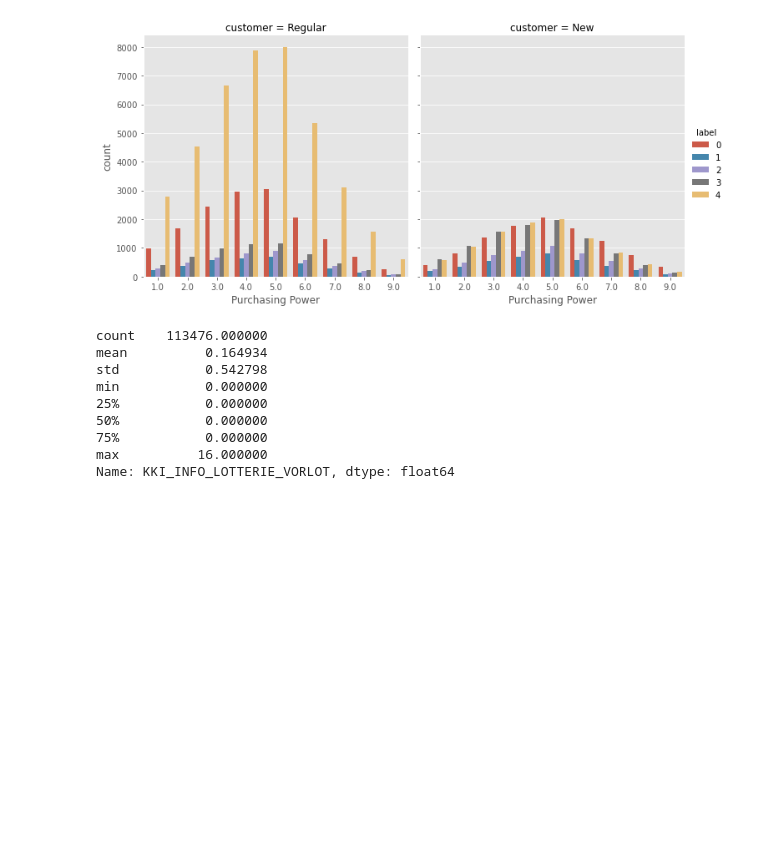
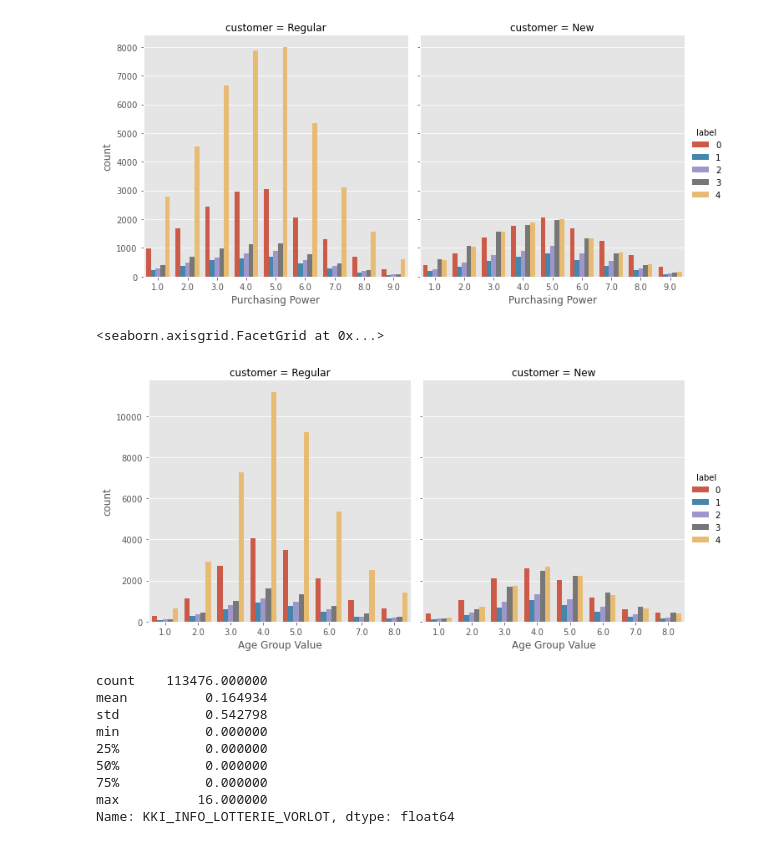
Before and after one commit to oscarm524/Data-Mining-Cup, a Jupyter notebook: DMC-2008/Data_Exploration/Data_Exploration.ipynb, the cells around one changed output. Cells and saved outputs as stored; diff of their text form; code cells hidden in the pictures; blank space fills up the shorter version.

Commit message:
adding another plot

```diff
--- a/DMC-2008/Data_Exploration/Data_Exploration.ipynb
+++ b/DMC-2008/Data_Exploration/Data_Exploration.ipynb
@@ -129,6 +129,39 @@ sns.factorplot(x = 'Purchasing Power', y = 'count',
 # %% [output]
 <seaborn.axisgrid.FacetGrid at 0x...>
 [figure]
+# %%
+regular = train[train['Neukunde'] == 0]
+new = train[train['Neukunde'] == 1]
+
+data_plot1 = pd.DataFrame(regular.groupby(['MTALTG', 'target'])['target'].count())
+data_plot1['Age Group Value'] = data_plot1.index.get_level_values(0)
+data_plot1['label'] = data_plot1.index.get_level_values(1)
+data_plot1 = data_plot1.reset_index(drop = True)
+data_plot1.columns = ['count', 'Age Group Value', 'label']
+data_plot1['customer'] = 'Regular'
+
+data_plot2 = pd.DataFrame(new.groupby(['MTALTG', 'target'])['target'].count())
+data_plot2['Age Group Value'] = data_plot2.index.get_level_values(0)
+data_plot2['label'] = data_plot2.index.get_level_values(1)
+data_plot2 = data_plot2.reset_index(drop = True)
+data_plot2.columns = ['count', 'Age Group Value', 'label']
+data_plot2['customer'] = 'New'
+
+data_plot = pd.concat([data_plot1, data_plot2], axis = 0)
+
+# fig, axes = plt.subplots(1, 2, sharex = True, figsize = (20,8))
+
+sns.factorplot(x = 'Age Group Value', y = 'count',
+               hue = 'label', data = data_plot, col = 'customer', kind = 'bar')
+
+# sns.factorplot(x = 'Purchasing Power', y = 'count',
+#                hue = 'label', data = data_plot1, kind = 'bar')
+
+# sns.factorplot(x = 'Purchasing Power', y = 'count',
+#                hue = 'label', data = data_plot2, kind = 'bar')
+# %% [output]
+<seaborn.axisgrid.FacetGrid at 0x...>
+[figure, added]
 # %%
 train['KKI_INFO_LOTTERIE_VORLOT'].describe()
 # %% [output]
```
